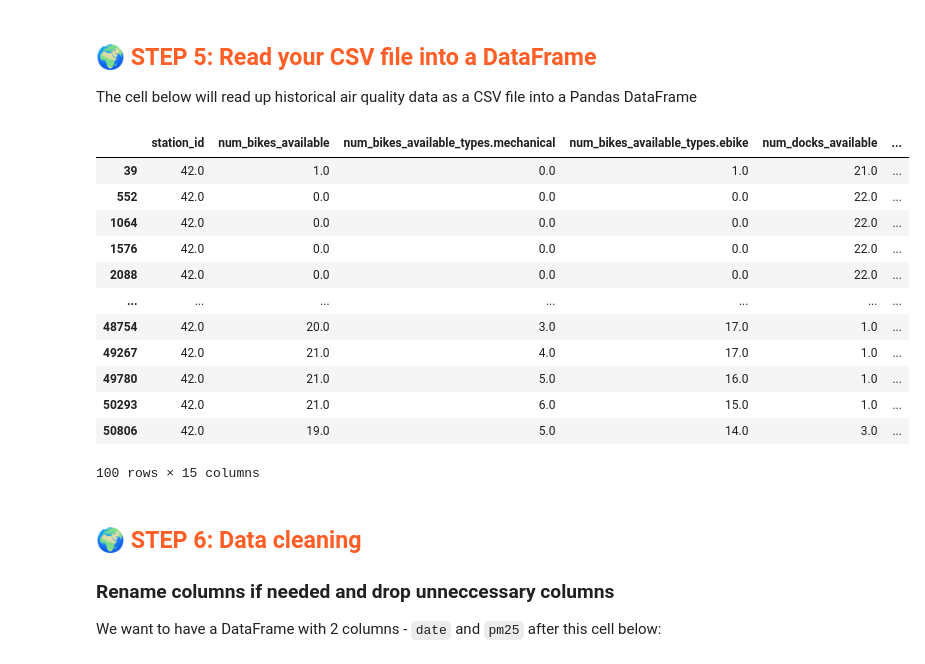
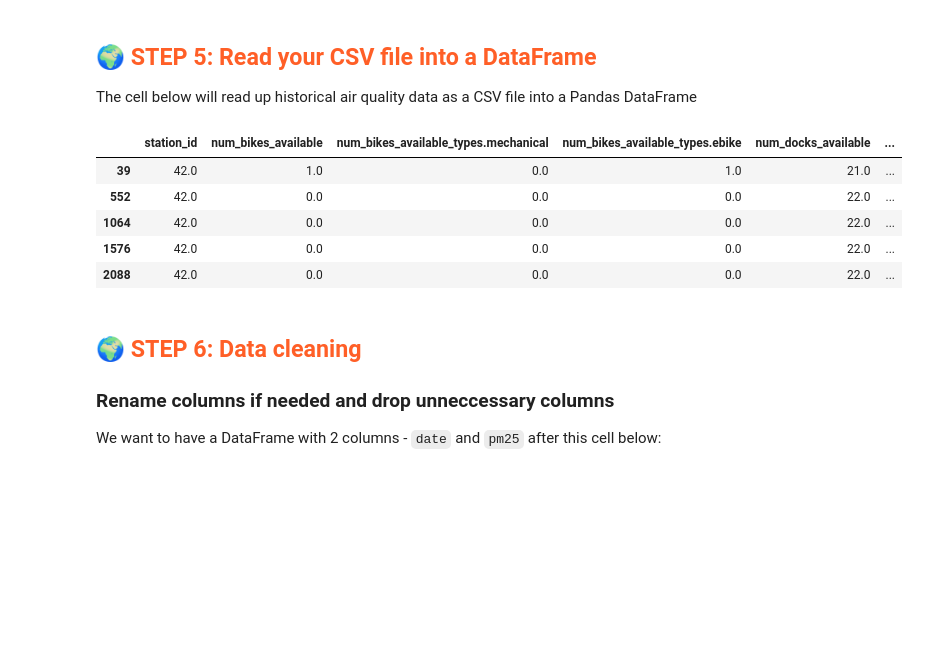
Before and after one commit to juliatribo/Bikes-prediction, a Jupyter notebook: notebooks/ch03/1_air_quality_feature_backfill.ipynb, the cells around one changed output. Drawn from its saved outputs; the diff is of its cells as text; code cells hidden in the pictures; blank space fills up the shorter version.

```diff
--- a/notebooks/ch03/1_air_quality_feature_backfill.ipynb
+++ b/notebooks/ch03/1_air_quality_feature_backfill.ipynb
@@ -114,22 +111,15 @@ The cell below will read up historical air quality data as a CSV file into a Pan
 # %%
 #get only the station_id=42 from the csv file
 df = pd.read_csv(csv_file,  parse_dates=['last_updated'] , skipinitialspace=True)
 df = df[df['station_id'] == station_id]
-df.head(100)
+df.head()
 # %% [output]
 |  | station_id | num_bikes_available | num_bikes_available_types.mechanical | num_bikes_available_types.ebike | num_docks_available | ... |
 | 39 | 42.0 | 1.0 | 0.0 | 1.0 | 21.0 | ... |
 | 552 | 42.0 | 0.0 | 0.0 | 0.0 | 22.0 | ... |
 | 1064 | 42.0 | 0.0 | 0.0 | 0.0 | 22.0 | ... |
 | 1576 | 42.0 | 0.0 | 0.0 | 0.0 | 22.0 | ... |
 | 2088 | 42.0 | 0.0 | 0.0 | 0.0 | 22.0 | ... |
-| ... | ... | ... | ... | ... | ... | ... |
-| 48754 | 42.0 | 20.0 | 3.0 | 17.0 | 1.0 | ... |
-| 49267 | 42.0 | 21.0 | 4.0 | 17.0 | 1.0 | ... |
-| 49780 | 42.0 | 21.0 | 5.0 | 16.0 | 1.0 | ... |
-| 50293 | 42.0 | 21.0 | 6.0 | 15.0 | 1.0 | ... |
-| 50806 | 42.0 | 19.0 | 5.0 | 14.0 | 3.0 | ... |
-100 rows × 15 columns
 # %% [markdown]
 ## <span style='color:#ff5f27'> 🌍 STEP 6: Data cleaning</span>
 
```
Also changed, not shown: parts of 21 cells of this notebook, 3 other files.
